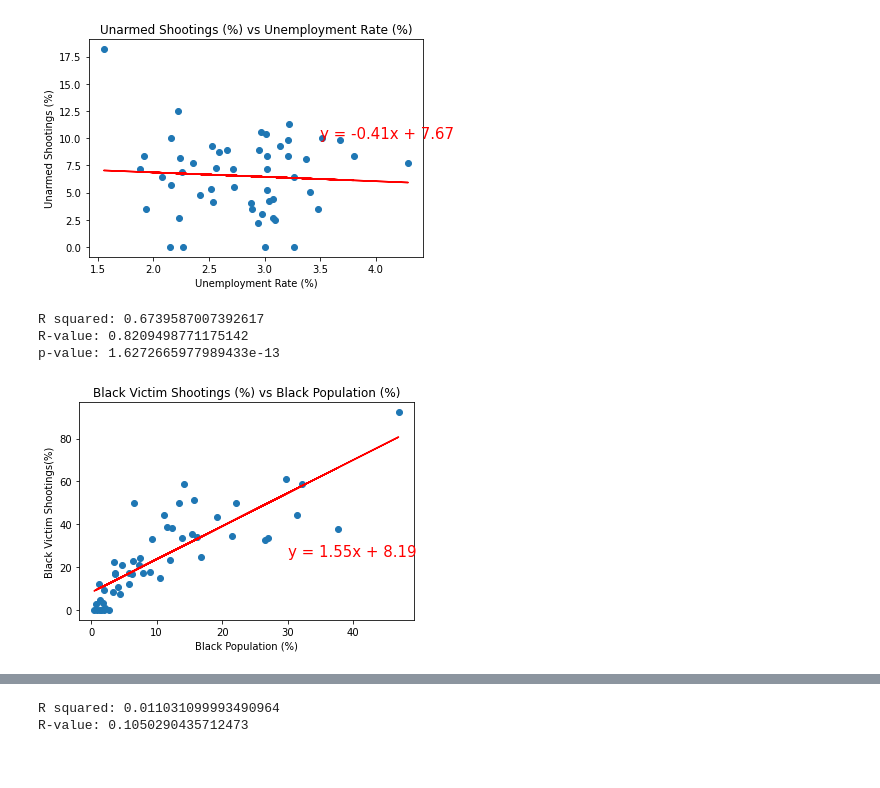
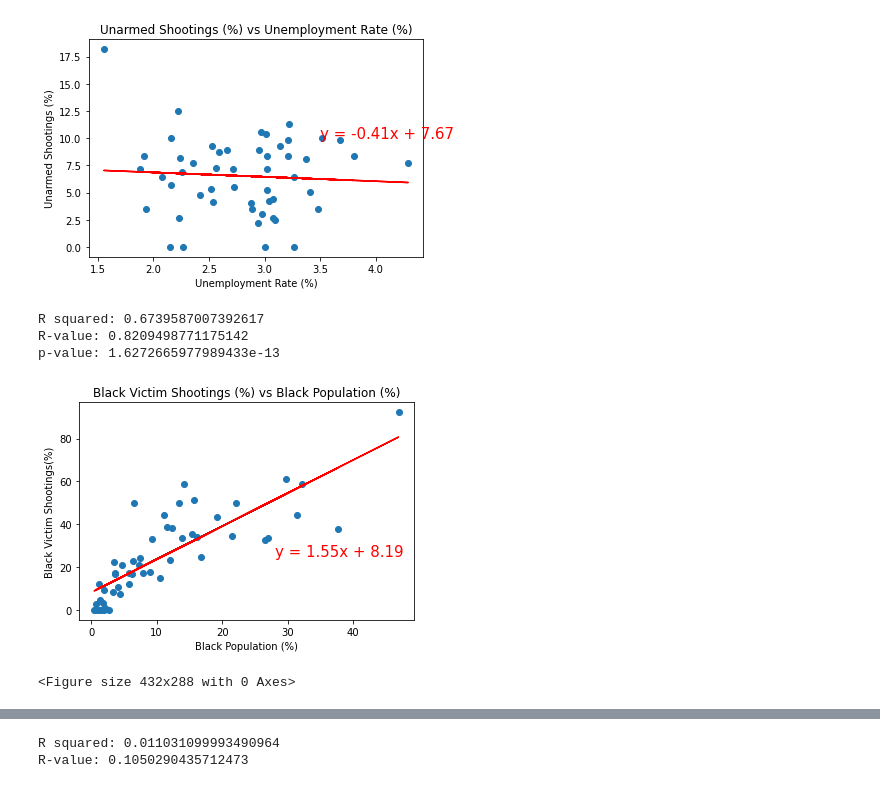
Before and after one commit to sasithwij/project1, a Jupyter notebook: US_Shooting_Demography.ipynb, the cells around one changed output, grey strips where cells are left out. Saved outputs shown, nothing was run; the diff lists cells and outputs as text; code cells hidden in the pictures.

```diff
--- a/US_Shooting_Demography.ipynb
+++ b/US_Shooting_Demography.ipynb
@@ -550,35 +544,37 @@ R-value: -0.06329219019629145
 ## Convert to floats and store % of Black Population and Black Victim Shootings as x and y values
 x_values = stateshooting_census_df['Black_Population_Percentage'].astype('float')
 y_values = stateshooting_census_df['Black_Victims_%'].astype('float')
 
 # Run linear regression
 (slope, intercept, rvalue, pvalue, stderr) = linregress(x_values, y_values)
 regress_values = x_values * slope + intercept
 line_eq = "y = " + str(round(slope,2)) + "x + " + str(round(intercept,2))
 
 # Plot scatter plot
 plt.scatter(x_values,y_values)
 
 # Plot regression line
 plt.plot(x_values,regress_values,"r-")
-plt.annotate(line_eq,(30,25),fontsize=15,color="red")
+plt.annotate(line_eq,(28,25),fontsize=15,color="red")
 
 # Label plot
 plt.xlabel('Black Population (%)')
 plt.ylabel('Black Victim Shootings(%)')
 plt.title('Black Victim Shootings (%) vs Black Population (%)')
 
 # Print r square value
 print(f"R squared: {rvalue**2}")
 print(f"R-value: {rvalue}")
 print(f"p-value: {pvalue}")
 # Show plot
 plt.show()
+plt.savefig('Images/Black_Shootings_vs_Black_Population.png')
 # %% [output]
 R squared: 0.6739587007392617
 R-value: 0.8209498771175142
 p-value: 1.6272665977989433e-13
-[figure, old version]
+[figure, new version]
+<Figure size 432x288 with 0 Axes>
 # %%
 X2 = sm.add_constant(x_values)
 est = sm.OLS(y_values, X2)
```
Also changed, not shown: parts of 15 cells of this notebook, 9 other files.
